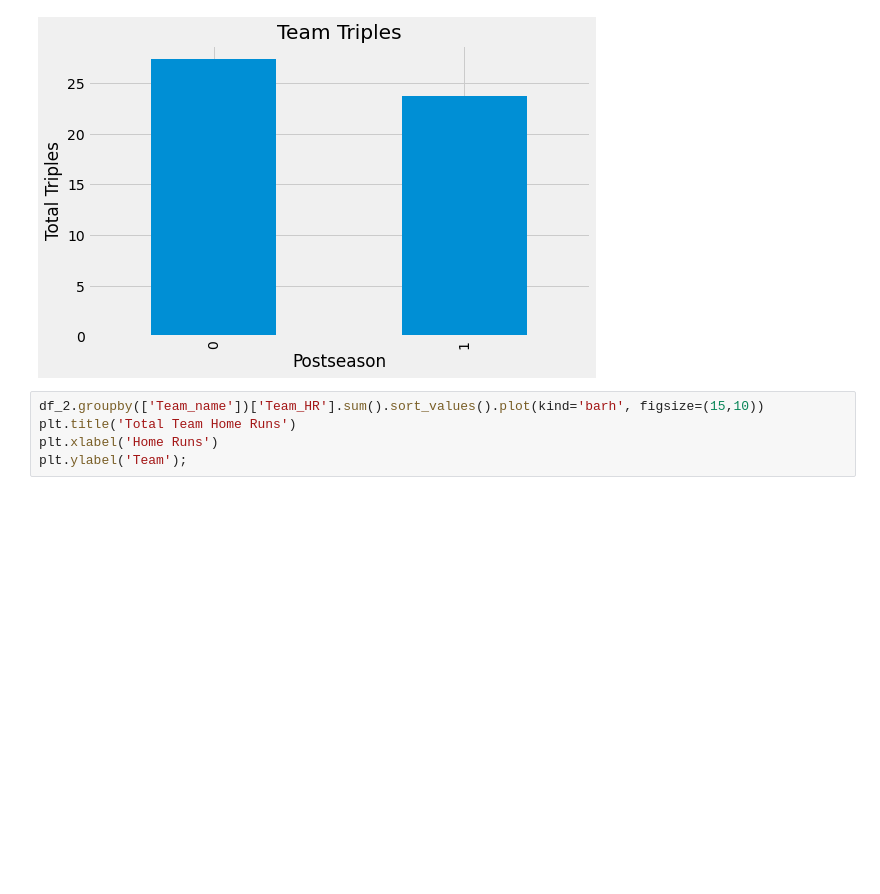
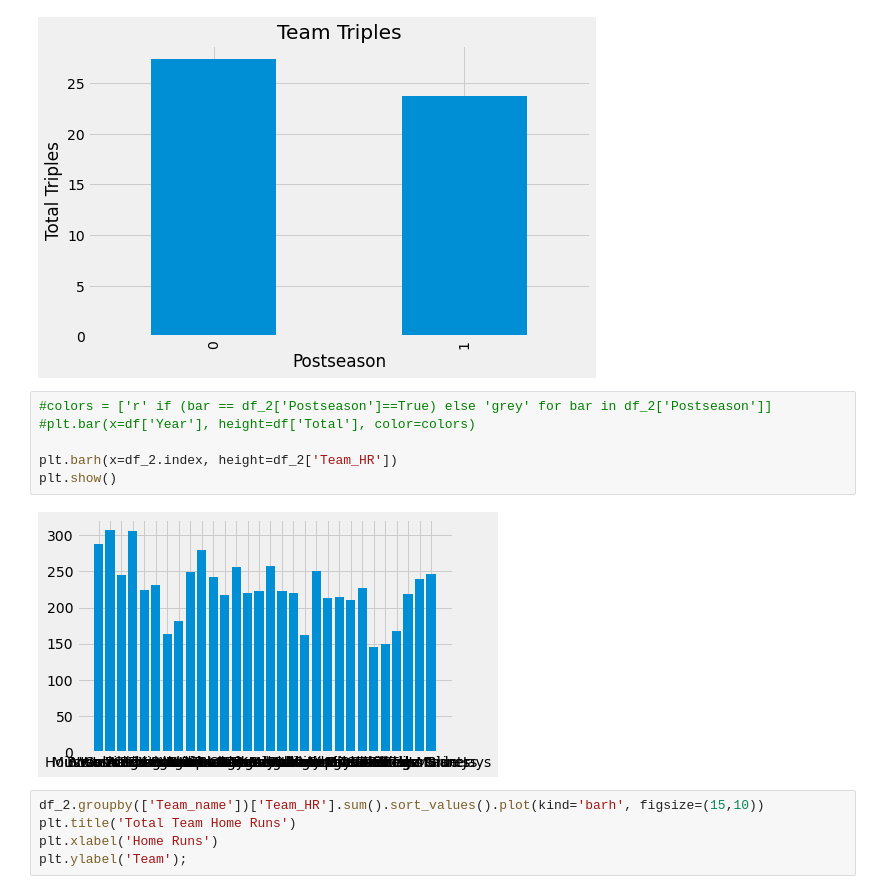
Before and after one commit to jmg0144/mlb-analysis, a Jupyter notebook: MLB-Analysis.ipynb, the cells around one changed output. Drawn from its saved outputs; the diff is of its cells as text; blank space fills up the shorter version.

```diff
--- a/MLB-Analysis.ipynb
+++ b/MLB-Analysis.ipynb
@@ -300,6 +300,14 @@ plot_stats('Team_HR', 'Team HR', 'Total HR')
 plot_stats('Team_Triples', 'Team Triples', 'Total Triples')
 # %% [output]
 [figure]
+# %%
+#colors = ['r' if (bar == df_2['Postseason']==True) else 'grey' for bar in df_2['Postseason']]
+#plt.bar(x=df['Year'], height=df['Total'], color=colors)
+
+plt.barh(x=df_2.index, height=df_2['Team_HR'])
+plt.show()
+# %% [output]
+[figure, added]
 # %%
 df_2.groupby(['Team_name'])['Team_HR'].sum().sort_values().plot(kind='barh', figsize=(15,10))
 plt.title('Total Team Home Runs')
```
Also changed, not shown: parts of 2 cells of this notebook.
